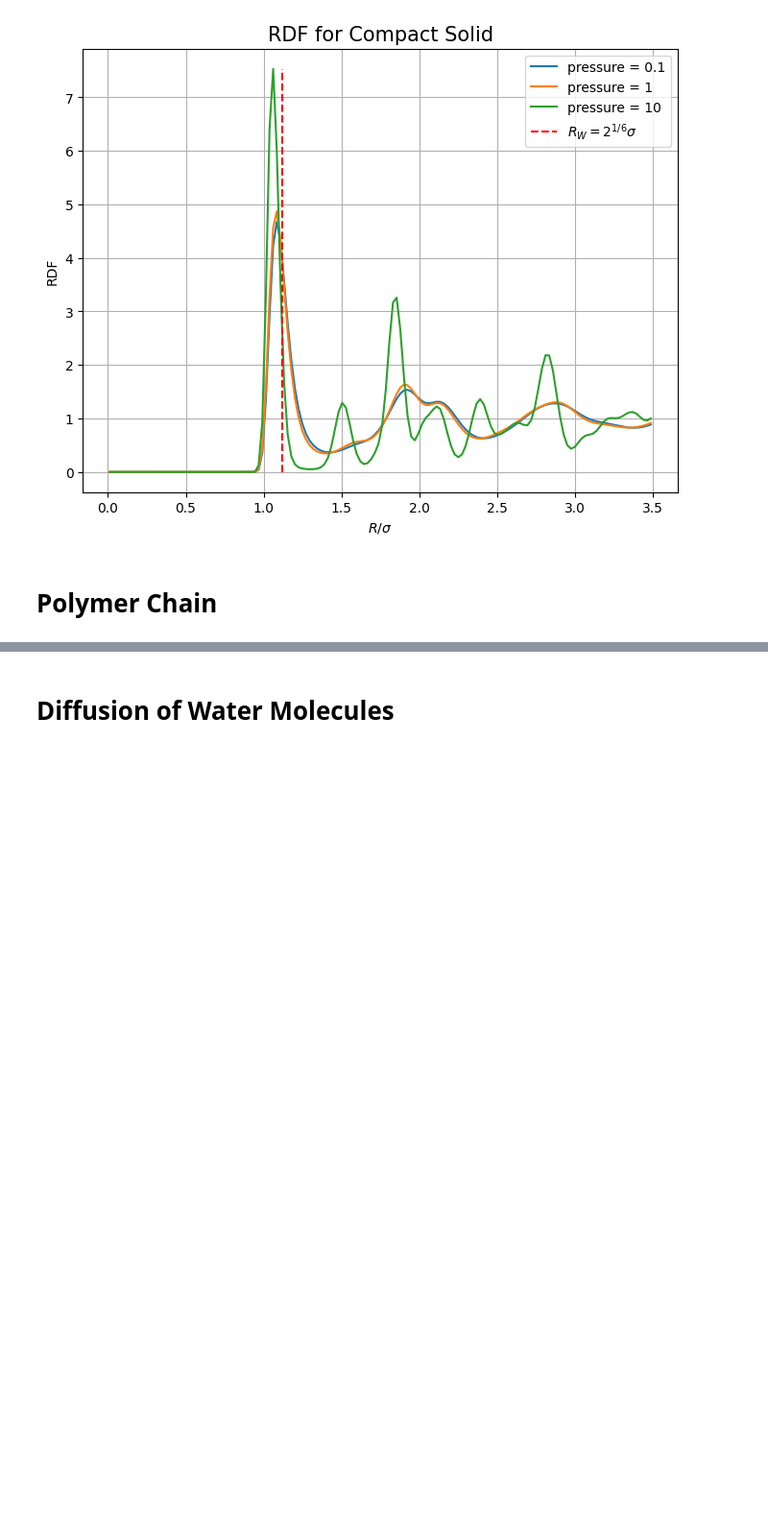
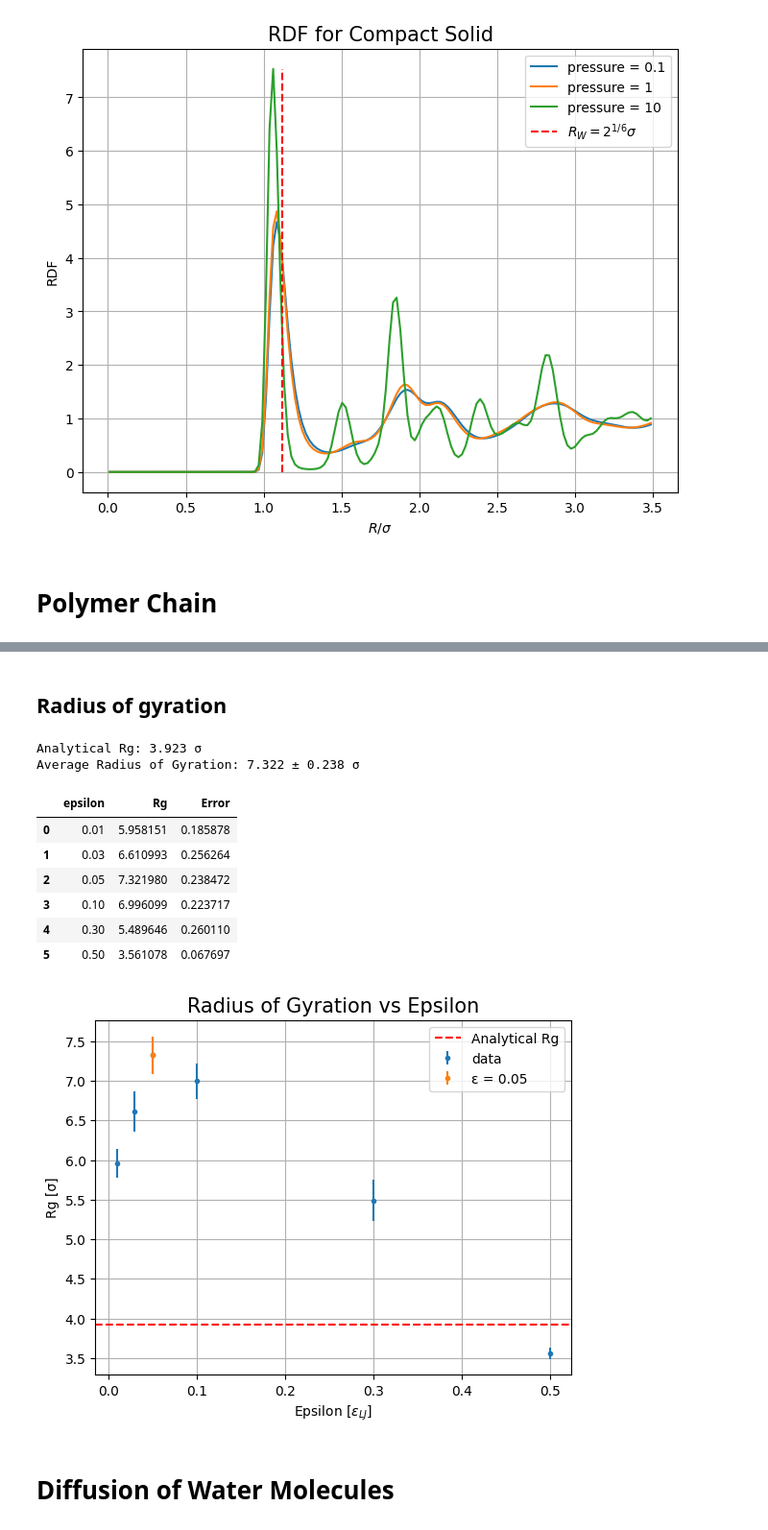
Before and after one commit to YehonathanBarda/Advenced_PhyChemLab2, a Jupyter notebook: MD/MD_run.ipynb, the cells around one changed output, grey strips where cells are left out. Shown at 96% size. Saved outputs shown, nothing was run; the diff lists cells and outputs as text; code cells hidden in the pictures; blank space fills up the shorter version.

```diff
--- a/MD/MD_run.ipynb
+++ b/MD/MD_run.ipynb
@@ -251,3 +264,61 @@ plt.show()
+# %% [markdown]
+## Radius  of gyration
+# %%
+number_of_monomers = 100
+bond_length = r_min # LJ units, the equilibrium distance of the FENE potential
+Rg_analitical = bond_length * np.sqrt(number_of_monomers / 6)
+print(f"Analytical Rg: {Rg_analitical:.3f} σ")
+
+file_path = os.path.join(results_folder, "rg_chain_epsilon_1.dat")
+avg_rg, err_rg = Calculate_RG(file_path)
+print(f"Average Radius of Gyration: {avg_rg:.3f} ± {err_rg:.3f} σ")
+# %% [output]
+Analytical Rg: 3.923 σ
+Average Radius of Gyration: 7.322 ± 0.238 σ
+# %%
+def fit_and_calculate_chi_squared(x, y, y_err, fit_func):
+    popt, pcov = curve_fit(fit_func, x, y, sigma=y_err, absolute_sigma=True)
+    residuals = y - fit_func(x, *popt)
+    chi_squared = np.sum((residuals / y_err) ** 2)
+    reduced_chi_squared = chi_squared / (len(x) - len(popt))
+    return popt, pcov, reduced_chi_squared
+# %%
+epsilon_list = [0.01,0.03,0.05,0.1,0.3,0.5]
+Rg_dict = {'epsilon': epsilon_list, 'Rg': [], 'Error': []}
+for epsilon in epsilon_list:
+    file_path = os.path.join(results_folder, f"rg_chain_epsilon_{epsilon}.dat")
+    avg_rg, err_rg = Calculate_RG(file_path)
+    Rg_dict['Rg'].append(avg_rg)
+    Rg_dict['Error'].append(err_rg)
+
+Rg_df = pd.DataFrame(Rg_dict)
+display(Rg_df)
+
+popt, pcov, reduced_chi_squared = fit_and_calculate_chi_squared(
+    Rg_df['epsilon'], Rg_df['Rg'], Rg_df['Error'], linear_fit)
+
+plt.errorbar(Rg_df['epsilon'], Rg_df['Rg'], yerr=Rg_df['Error'], fmt='.', label=f'data')
+plt.errorbar(0.05, Rg_df[Rg_df['epsilon'] == 0.05]['Rg'], yerr=Rg_df[Rg_df['epsilon'] == 0.05]['Error'], fmt='.', label=f'ε = {0.05}')
+# plt.plot(Rg_df['epsilon'], linear_fit(Rg_df['epsilon'], *popt), '--', label='Linear Fit')
+plt.xlabel('Epsilon [$ε_{LJ}$]')
+plt.ylabel('Rg [σ]')
+plt.title('Radius of Gyration vs Epsilon', fontsize=15)
+plt.axhline(Rg_analitical, color='r', linestyle='--', label='Analytical Rg')
+plt.legend(loc='best')
+plt.grid()
+plt.show()
+
+# print(f"Reduced Chi-Squared: {reduced_chi_squared:.3f}")
+# print(f"Slope: {popt[0]:.3f}, Intercept: {popt[1]:.3f}")
+# %% [output]
+|  | epsilon | Rg | Error |
+| 0 | 0.01 | 5.958151 | 0.185878 |
+| 1 | 0.03 | 6.610993 | 0.256264 |
+| 2 | 0.05 | 7.321980 | 0.238472 |
+| 3 | 0.10 | 6.996099 | 0.223717 |
+| 4 | 0.30 | 5.489646 | 0.260110 |
+| 5 | 0.50 | 3.561078 | 0.067697 |
+[figure, added]
 # %% [markdown]
 # Diffusion of Water Molecules
 # %%
```
Also changed, not shown: parts of 3 cells of this notebook, 1 other file.
